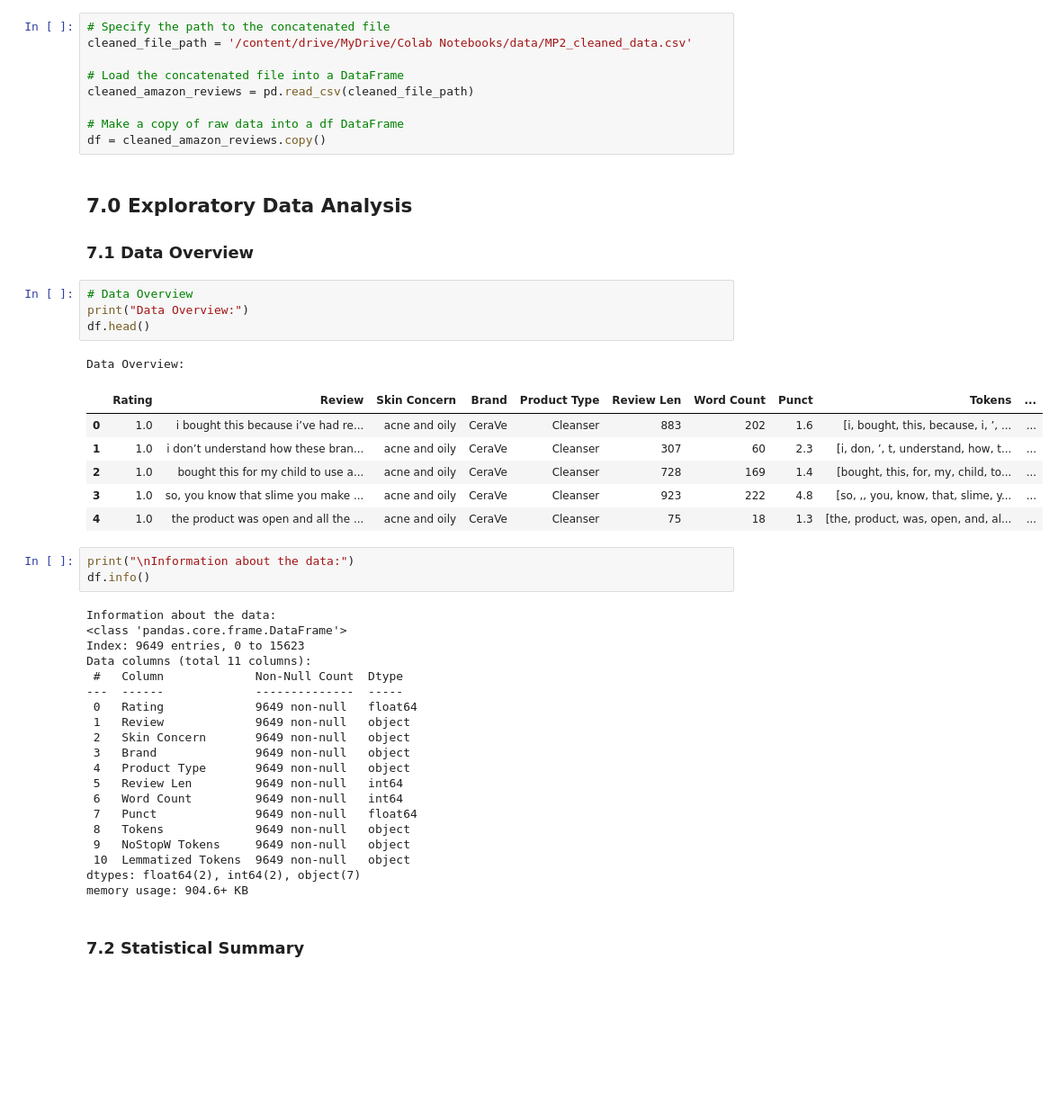
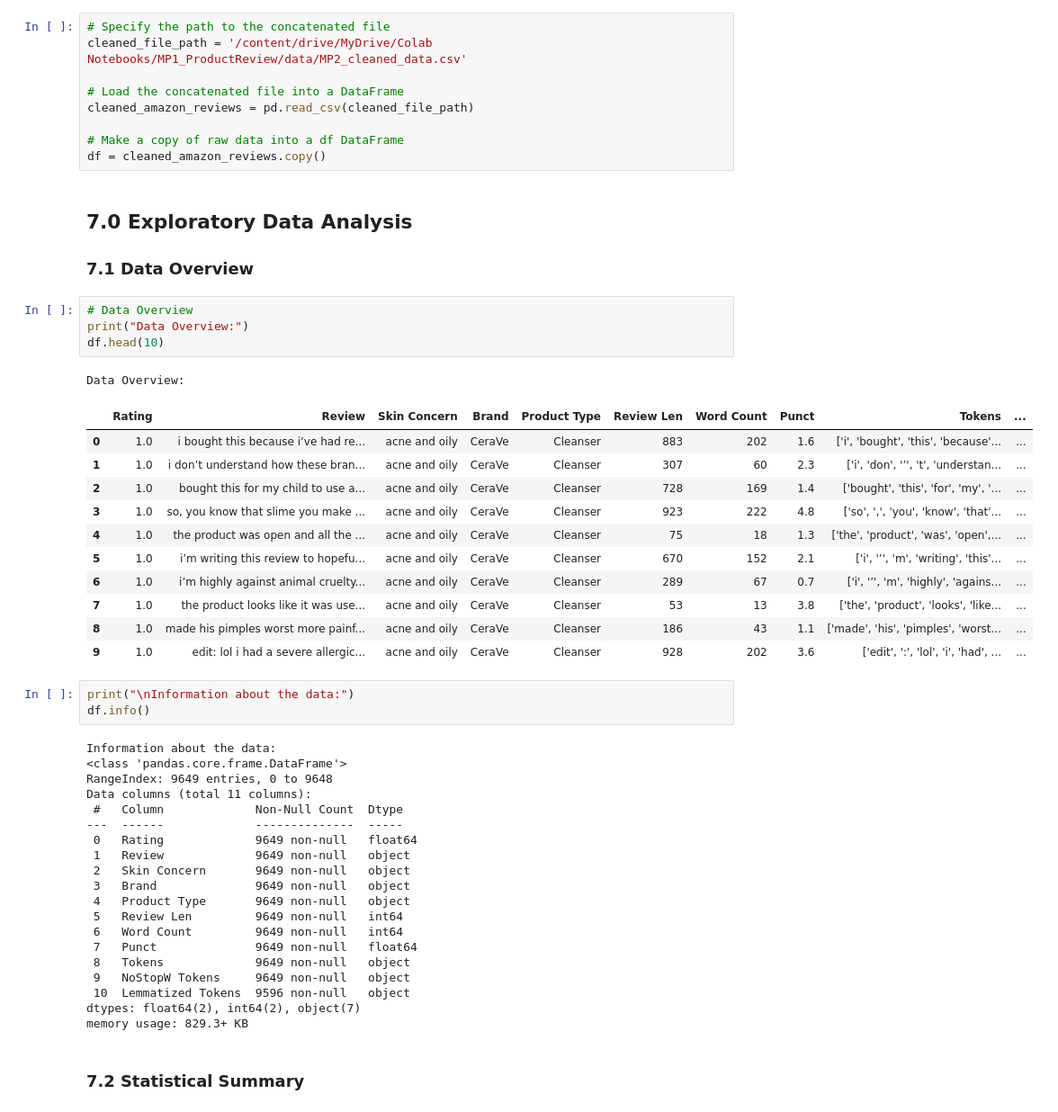
Before and after one commit to rnabilahusna/MP_ProductReview, a Jupyter notebook: MP2_sentiment_analysis_skincare_product_reviews.ipynb, the cells around one changed output. Shown at 90% size. Saved outputs shown, nothing was run; the diff lists cells and outputs as text; blank space fills up the shorter version.

```diff
--- a/MP2_sentiment_analysis_skincare_product_reviews.ipynb
+++ b/MP2_sentiment_analysis_skincare_product_reviews.ipynb
@@ -408,7 +409,7 @@ Cleaned xlsx data has been exported to: /content/drive/MyDrive/Colab Notebooks/M
 Import cleaned data
 # %%
 # Specify the path to the concatenated file
-cleaned_file_path = '/content/drive/MyDrive/Colab Notebooks/data/MP2_cleaned_data.csv'
+cleaned_file_path = '/content/drive/MyDrive/Colab Notebooks/MP1_ProductReview/data/MP2_cleaned_data.csv'
 
 # Load the concatenated file into a DataFrame
 cleaned_amazon_reviews = pd.read_csv(cleaned_file_path)
@@ -422,22 +423,27 @@ df = cleaned_amazon_reviews.copy()
 # %%
 # Data Overview
 print("Data Overview:")
-df.head()
+df.head(10)
 # %% [output]
 Data Overview:
 |  | Rating | Review | Skin Concern | Brand | Product Type | Review Len | Word Count | Punct | Tokens | ... |
-| 0 | 1.0 | i bought this because i’ve had re... | acne and oily | CeraVe | Cleanser | 883 | 202 | 1.6 | [i, bought, this, because, i, ’, ... | ... |
-| 1 | 1.0 | i don’t understand how these bran... | acne and oily | CeraVe | Cleanser | 307 | 60 | 2.3 | [i, don, ’, t, understand, how, t... | ... |
-| 2 | 1.0 | bought this for my child to use a... | acne and oily | CeraVe | Cleanser | 728 | 169 | 1.4 | [bought, this, for, my, child, to... | ... |
-| 3 | 1.0 | so, you know that slime you make ... | acne and oily | CeraVe | Cleanser | 923 | 222 | 4.8 | [so, ,, you, know, that, slime, y... | ... |
-| 4 | 1.0 | the product was open and all the ... | acne and oily | CeraVe | Cleanser | 75 | 18 | 1.3 | [the, product, was, open, and, al... | ... |
+| 0 | 1.0 | i bought this because i’ve had re... | acne and oily | CeraVe | Cleanser | 883 | 202 | 1.6 | ['i', 'bought', 'this', 'because'... | ... |
+| 1 | 1.0 | i don’t understand how these bran... | acne and oily | CeraVe | Cleanser | 307 | 60 | 2.3 | ['i', 'don', '’', 't', 'understan... | ... |
+| 2 | 1.0 | bought this for my child to use a... | acne and oily | CeraVe | Cleanser | 728 | 169 | 1.4 | ['bought', 'this', 'for', 'my', '... | ... |
+| 3 | 1.0 | so, you know that slime you make ... | acne and oily | CeraVe | Cleanser | 923 | 222 | 4.8 | ['so', ',', 'you', 'know', 'that'... | ... |
+| 4 | 1.0 | the product was open and all the ... | acne and oily | CeraVe | Cleanser | 75 | 18 | 1.3 | ['the', 'product', 'was', 'open',... | ... |
+| 5 | 1.0 | i’m writing this review to hopefu... | acne and oily | CeraVe | Cleanser | 670 | 152 | 2.1 | ['i', '’', 'm', 'writing', 'this'... | ... |
+| 6 | 1.0 | i’m highly against animal cruelty... | acne and oily | CeraVe | Cleanser | 289 | 67 | 0.7 | ['i', '’', 'm', 'highly', 'agains... | ... |
+| 7 | 1.0 | the product looks like it was use... | acne and oily | CeraVe | Cleanser | 53 | 13 | 3.8 | ['the', 'product', 'looks', 'like... | ... |
+| 8 | 1.0 | made his pimples worst more painf... | acne and oily | CeraVe | Cleanser | 186 | 43 | 1.1 | ['made', 'his', 'pimples', 'worst... | ... |
+| 9 | 1.0 | edit: lol i had a severe allergic... | acne and oily | CeraVe | Cleanser | 928 | 202 | 3.6 | ['edit', ':', 'lol', 'i', 'had', ... | ... |
 # %%
 print("\nInformation about the data:")
 df.info()
 # %% [output]
 Information about the data:
 <class 'pandas.core.frame.DataFrame'>
-Index: 9649 entries, 0 to 15623
+RangeIndex: 9649 entries, 0 to 9648
 Data columns (total 11 columns):
  #   Column             Non-Null Count  Dtype
 ---  ------             --------------  -----
@@ -451,9 +457,9 @@ Data columns (total 11 columns):
  7   Punct              9649 non-null   float64
  8   Tokens             9649 non-null   object
  9   NoStopW Tokens     9649 non-null   object
- 10  Lemmatized Tokens  9649 non-null   object
+ 10  Lemmatized Tokens  9596 non-null   object
 dtypes: float64(2), int64(2), object(7)
-memory usage: 904.6+ KB
+memory usage: 829.3+ KB
 # %% [markdown]
 ### **7.2 Statistical Summary**
 # %% [markdown]
```
Also changed, not shown: parts of 13 cells of this notebook.
